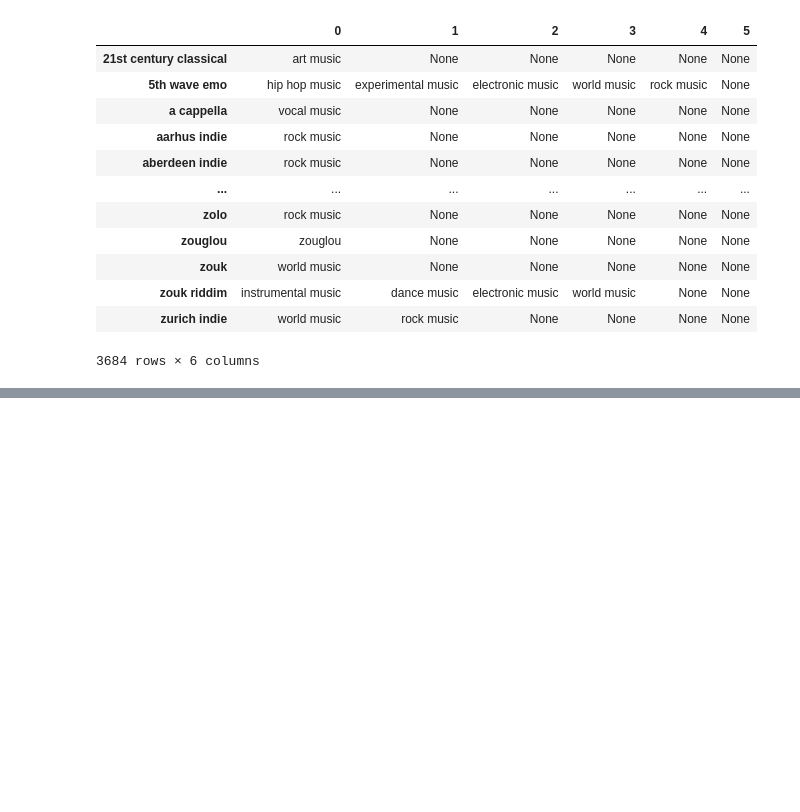
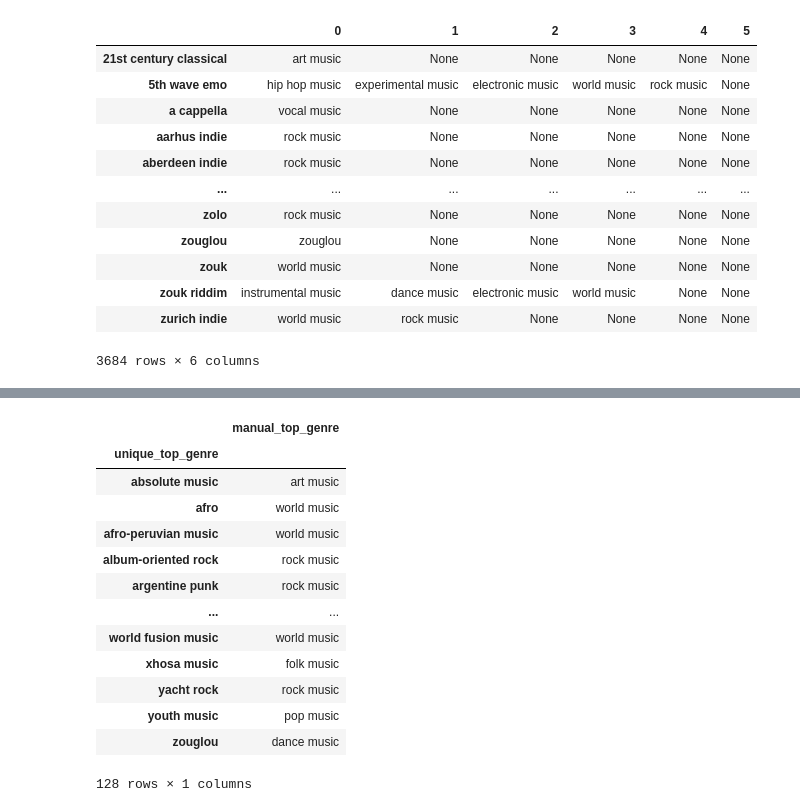
Before and after one commit to cyrillegc/thesis-redux, a Jupyter notebook: genres_processing.ipynb, the cells around one changed output, grey strips where cells are left out. Saved outputs shown, nothing was run; the diff lists cells and outputs as text; code cells hidden in the pictures; blank space fills up the shorter version.

```diff
--- a/genres_processing.ipynb
+++ b/genres_processing.ipynb
@@ -579,0 +646,20 @@ spotify_top_genres_df
+# %%
+with open('data/data_wikidata_unique_manual.csv', encoding='utf-8') as file_manual:
+    unique_manual_df = pd.read_csv(file_manual, index_col=1).drop(columns=['Unnamed: 0'])
+
+unique_manual_df
+# %% [output]
+|  | manual_top_genre |
+| unique_top_genre |  |
+| absolute music | art music |
+| afro | world music |
+| afro-peruvian music | world music |
+| album-oriented rock | rock music |
+| argentine punk | rock music |
+| ... | ... |
+| world fusion music | world music |
+| xhosa music | folk music |
+| yacht rock | rock music |
+| youth music | pop music |
+| zouglou | dance music |
+128 rows × 1 columns
```
Also changed, not shown: parts of 7 cells of this notebook, 1 other file.
